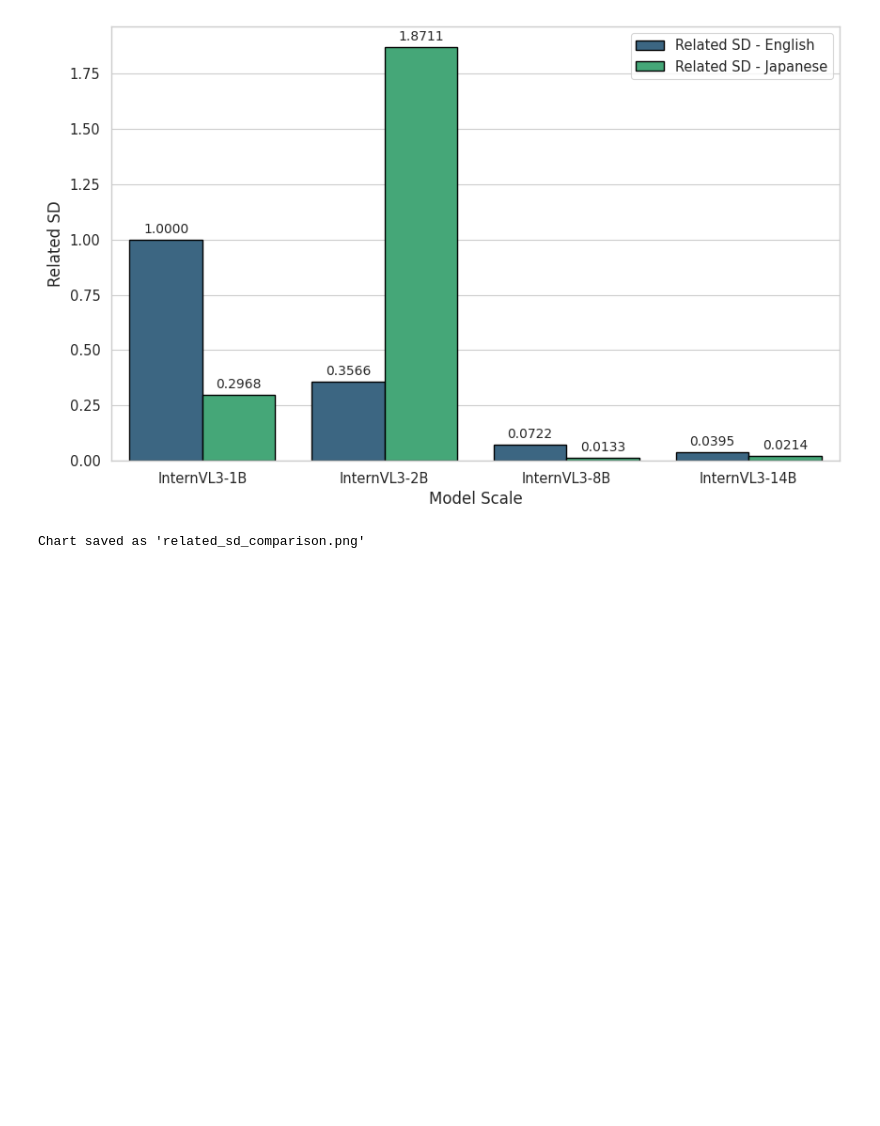
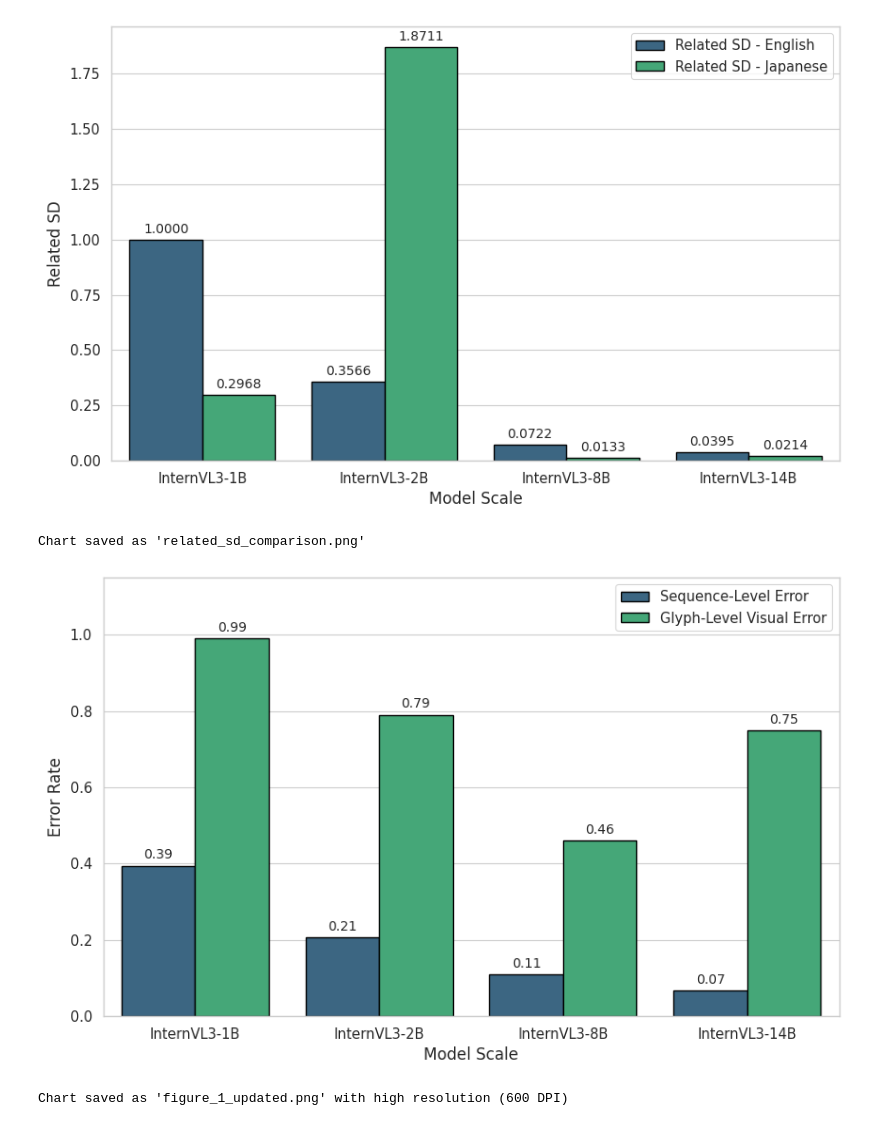
Before and after one commit to jpcosta90/LLM-OCR-SWPC, a Jupyter notebook: notebooks/LLM-OCR-SWPC.ipynb, the cells around one changed output. Drawn from its saved outputs; the diff is of its cells as text; code cells hidden in the pictures; blank space fills up the shorter version.

```diff
--- a/notebooks/LLM-OCR-SWPC.ipynb
+++ b/notebooks/LLM-OCR-SWPC.ipynb
@@ -1072,3 +1072,54 @@ print(f"Chart saved as '{output_filename_sd}'")
 # %% [output]
 [figure]
 Chart saved as 'related_sd_comparison.png'
+# %%
+# Updated Figure 1 Request: Sequence-Level vs Glyph-Level Visual Error (New Data)
+import pandas as pd
+import seaborn as sns
+import matplotlib.pyplot as plt
+
+# Data provided in the request (Updated Glyph-Level Visual Error)
+data_updated = {
+    'Model': ['InternVL3-1B', 'InternVL3-2B', 'InternVL3-8B', 'InternVL3-14B'],
+    'Sequence-Level Error': [0.3943, 0.2057, 0.1101, 0.0680],
+    'Glyph-Level Visual Error': [0.99, 0.79, 0.46, 0.75]
+}
+
+df_updated = pd.DataFrame(data_updated)
+
+# Transform to long format for plotting
+df_melted_updated = df_updated.melt(id_vars='Model', var_name='Error Type', value_name='Error Rate')
+
+# Setup style
+sns.set_theme(style="whitegrid", context="paper", font_scale=1.2)
+plt.figure(figsize=(10, 6))
+
+# Create Grouped Bar Chart
+ax = sns.barplot(
+    data=df_melted_updated,
+    x='Model',
+    y='Error Rate',
+    hue='Error Type',
+    palette='viridis',
+    edgecolor='black',
+    linewidth=1
+)
+
+# Add labels on top of bars
+for container in ax.containers:
+    ax.bar_label(container, fmt='%.2f', padding=3, fontsize=10)
+
+# Customization
+plt.xlabel('Model Scale', fontsize=12)
+plt.ylabel('Error Rate', fontsize=12)
+plt.legend(title=None, loc='upper right')
+plt.ylim(0, 1.15)  # Add some space for labels
+
+# Save figure with high resolution
+output_filename_updated = "figure_1_updated.png"
+plt.savefig(output_filename_updated, bbox_inches='tight', dpi=600)
+plt.show()
+print(f"Chart saved as '{output_filename_updated}' with high resolution (600 DPI)")
+# %% [output]
+[figure, added]
+Chart saved as 'figure_1_updated.png' with high resolution (600 DPI)
```
Also changed, not shown: 54 other files.
